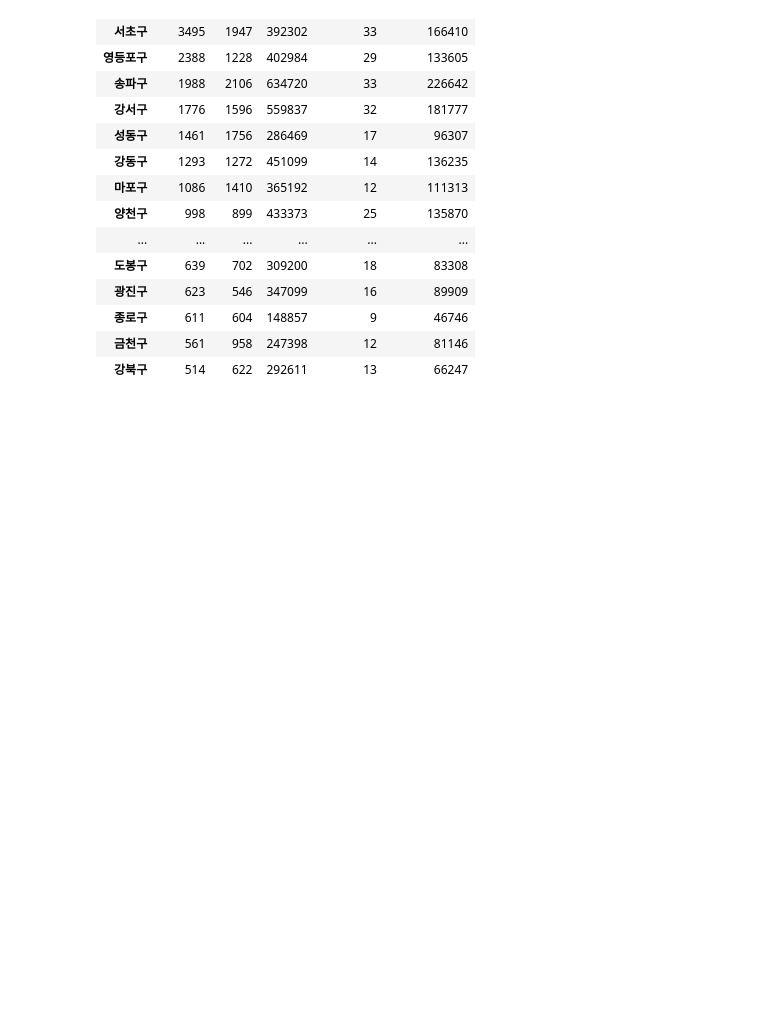
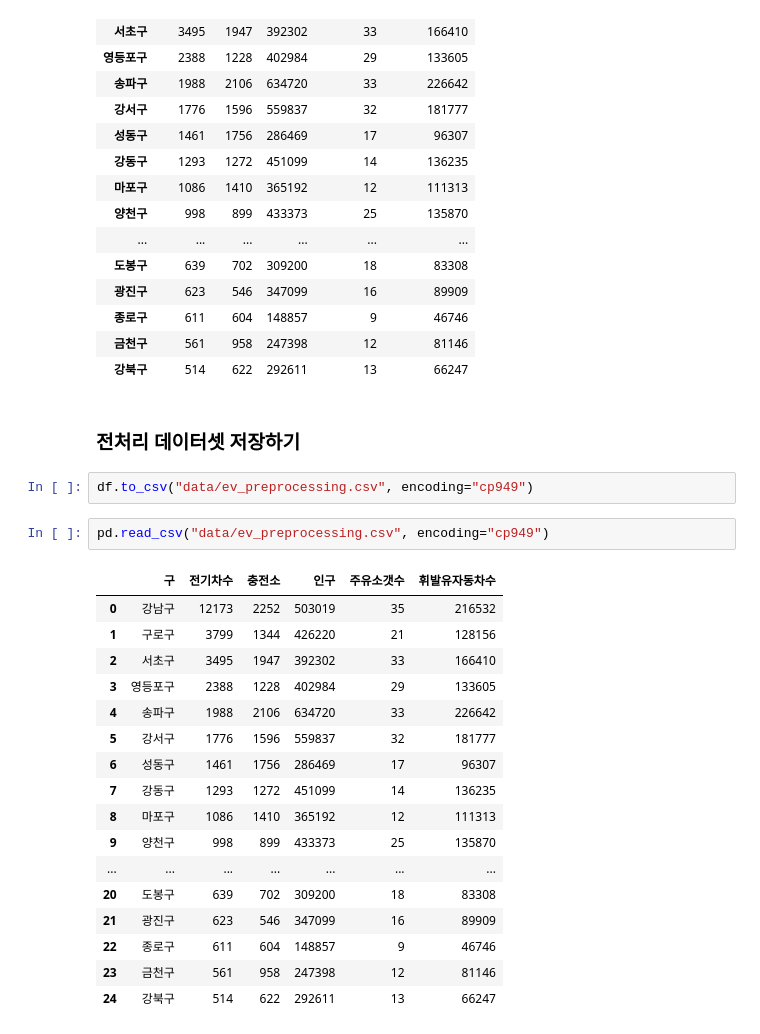
Before and after one commit to JiYoungGoGo/Data-project, a Jupyter notebook: Seoul_electric_car/data_preprocessing.ipynb, the cells around one changed output. Saved outputs shown, nothing was run; the diff lists cells and outputs as text; blank space fills up the shorter version.

```diff
--- a/Seoul_electric_car/data_preprocessing.ipynb
+++ b/Seoul_electric_car/data_preprocessing.ipynb
@@ -415,3 +403,27 @@ df
 | 종로구 | 611 | 604 | 148857 | 9 | 46746 |
 | 금천구 | 561 | 958 | 247398 | 12 | 81146 |
 | 강북구 | 514 | 622 | 292611 | 13 | 66247 |
+# %% [markdown]
+### 전처리 데이터셋 저장하기
+# %%
+df.to_csv("data/ev_preprocessing.csv", encoding="cp949")
+# %%
+pd.read_csv("data/ev_preprocessing.csv", encoding="cp949")
+# %% [output]
+|  | 구 | 전기차수 | 충전소 | 인구 | 주유소갯수 | 휘발유자동차수 |
+| 0 | 강남구 | 12173 | 2252 | 503019 | 35 | 216532 |
+| 1 | 구로구 | 3799 | 1344 | 426220 | 21 | 128156 |
+| 2 | 서초구 | 3495 | 1947 | 392302 | 33 | 166410 |
+| 3 | 영등포구 | 2388 | 1228 | 402984 | 29 | 133605 |
+| 4 | 송파구 | 1988 | 2106 | 634720 | 33 | 226642 |
+| 5 | 강서구 | 1776 | 1596 | 559837 | 32 | 181777 |
+| 6 | 성동구 | 1461 | 1756 | 286469 | 17 | 96307 |
+| 7 | 강동구 | 1293 | 1272 | 451099 | 14 | 136235 |
+| 8 | 마포구 | 1086 | 1410 | 365192 | 12 | 111313 |
+| 9 | 양천구 | 998 | 899 | 433373 | 25 | 135870 |
+| ... | ... | ... | ... | ... | ... | ... |
+| 20 | 도봉구 | 639 | 702 | 309200 | 18 | 83308 |
+| 21 | 광진구 | 623 | 546 | 347099 | 16 | 89909 |
+| 22 | 종로구 | 611 | 604 | 148857 | 9 | 46746 |
+| 23 | 금천구 | 561 | 958 | 247398 | 12 | 81146 |
+| 24 | 강북구 | 514 | 622 | 292611 | 13 | 66247 |
```
Also changed, not shown: parts of 4 cells of this notebook.
